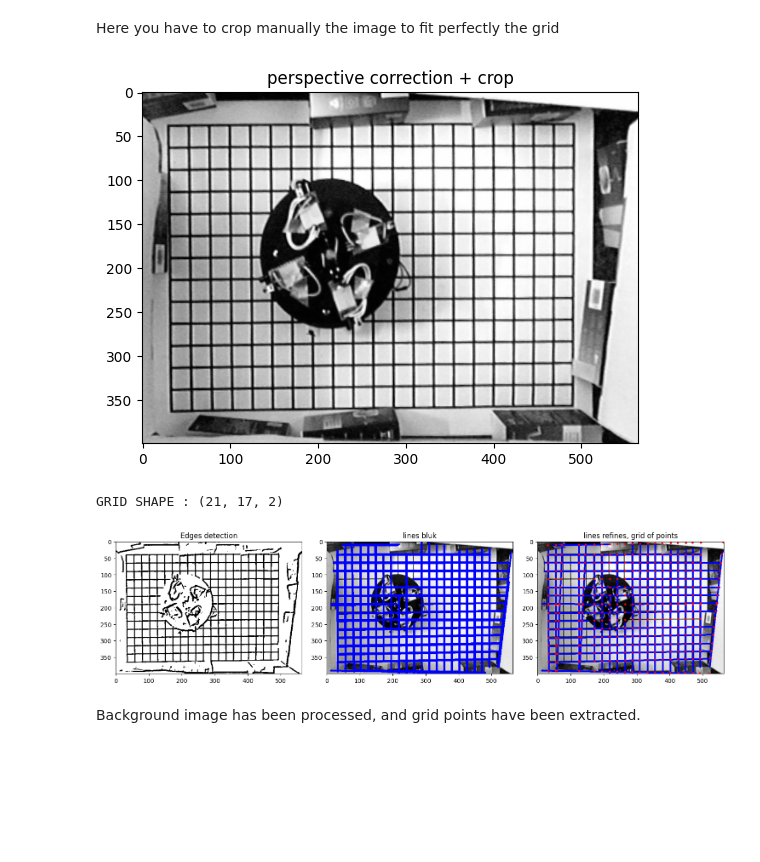
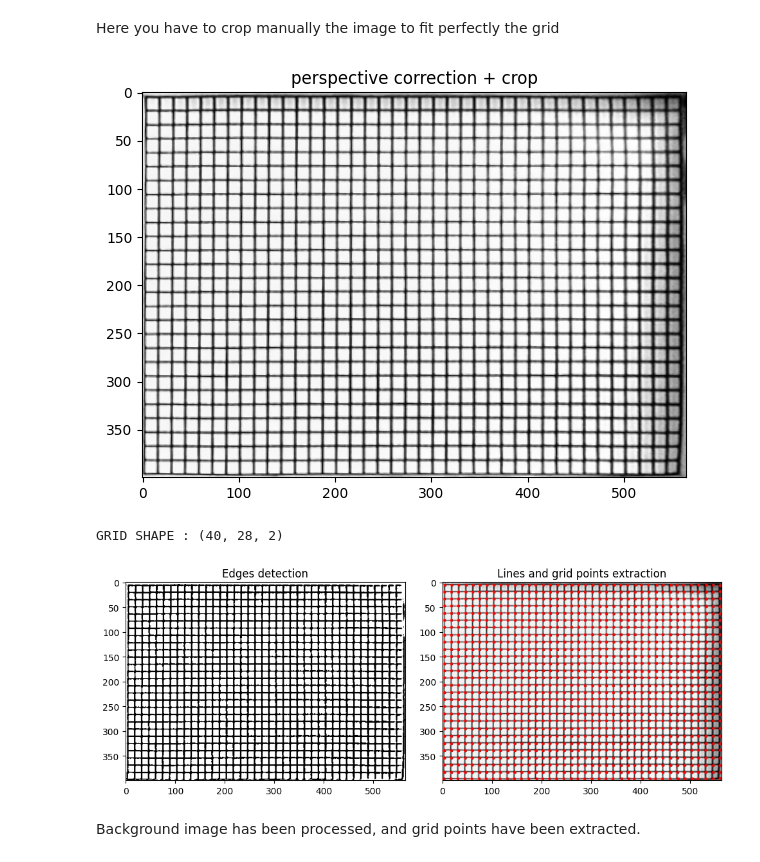
Before and after one commit to EmileBinot/spiderino-sensors-model, a Jupyter notebook: master-script/master-script.ipynb, the cells around one changed output. Drawn from its saved outputs; the diff is of its cells as text; code cells hidden in the pictures; blank space fills up the shorter version.

```diff
--- a/master-script/master-script.ipynb
+++ b/master-script/master-script.ipynb
@@ -45,7 +45,7 @@ nb_show("background_raw",background_raw)
 Here you have to crop manually the image to fit perfectly the grid
 # %%
 %matplotlib inline
-src = np.float32([(782,377),(784,666),(1225,662),(1218,370)]) # top right, bottom right, bottom left, top left
+src = np.float32([(833,337),(840,639),(1264,633),(1264,334)]) # top right, bottom right, bottom left, top left
 h = 400
 w = 400 * math.sqrt(2)
 dst = np.float32([[0,0],[0,h],[w,h],[w,0]])
@@ -58,45 +58,45 @@ background = cv2.cvtColor(background, cv2.COLOR_BGR2GRAY)
 
 nb_show("perspective correction + crop",background)
 # %% [output]
-[figure, old version]
+[figure, new version]
 # %%
 %matplotlib inline
 
 edges = processing_background(background)
 
 # Create HoughBundler instance to process lines given by cv2.HoughLinesP()
-bundler = HoughBundler(min_distance=20,min_angle=5)
+bundler = HoughBundler(min_distance=5,min_angle=5)
 #background_processed = bundler.preprocessing(background)
-lines_bulk = cv2.HoughLinesP(cv2.bitwise_not(edges),rho = 1,theta = 1*np.pi/180,threshold = 150,minLineLength = 100,maxLineGap = 50)
+lines_bulk = cv2.HoughLinesP(cv2.bitwise_not(edges),rho = 1,theta = 1*np.pi/180,threshold = 140,minLineLength = 100,maxLineGap = 50)
 lines = bundler.process_lines(lines_bulk)
 
 # Convert processed lines to a point matrix
 points_matrix_unsorted = lines_to_grid(lines)
 i = 0
 points_matrix_sorted = points_matrix_unsorted
 for row in points_matrix_unsorted:
     prod = row[row[:, 0].argsort()]
     points_matrix_sorted[i][:] = prod
     i = i+1
 
 points_matrix = np.transpose(points_matrix_sorted,(1,0,2))
 
 img_out_lines = cv2.cvtColor(background.copy(),cv2.COLOR_GRAY2RGB)
 for line in lines_bulk:
-    cv2.line(img_out_lines,(line[0][0],line[0][1]),(line[0][2],line[0][3]),(0,0,255),3)
+    cv2.line(img_out_lines,(line[0][0],line[0][1]),(line[0][2],line[0][3]),(0,0,255),1)
 
 img_out_1 = cv2.cvtColor(background.copy(),cv2.COLOR_GRAY2RGB)
 for line in lines:
-    cv2.line(img_out_1,(line[0][0],line[0][1]),(line[0][2],line[0][3]),(0,0,255),3)
+    cv2.line(img_out_1,(line[0][0],line[0][1]),(line[0][2],line[0][3]),(0,0,255),2)
 for i in range(points_matrix.shape[0]):
   for j in range(points_matrix.shape[1]):
     cv2.circle(img_out_1, points_matrix[i][j][:] , radius=3, color=(255, 0, 0), thickness=-1)
 
 print("GRID SHAPE :",points_matrix.shape)
-nb_show_n([ "Edges detection", "lines bluk","lines refines, grid of points"],[edges, img_out_lines,img_out_1])
+nb_show_n([ "Edges detection", "Lines and grid points extraction"],[edges, img_out_1])
 # %% [output]
-GRID SHAPE : (21, 17, 2)
+GRID SHAPE : (40, 28, 2)
-[figure, old version]
+[figure, new version]
 # %% [markdown]
 Background image has been processed, and grid points have been extracted.
 # %% [markdown]
```
Also changed, not shown: parts of 3 cells of this notebook, 15 other files.
